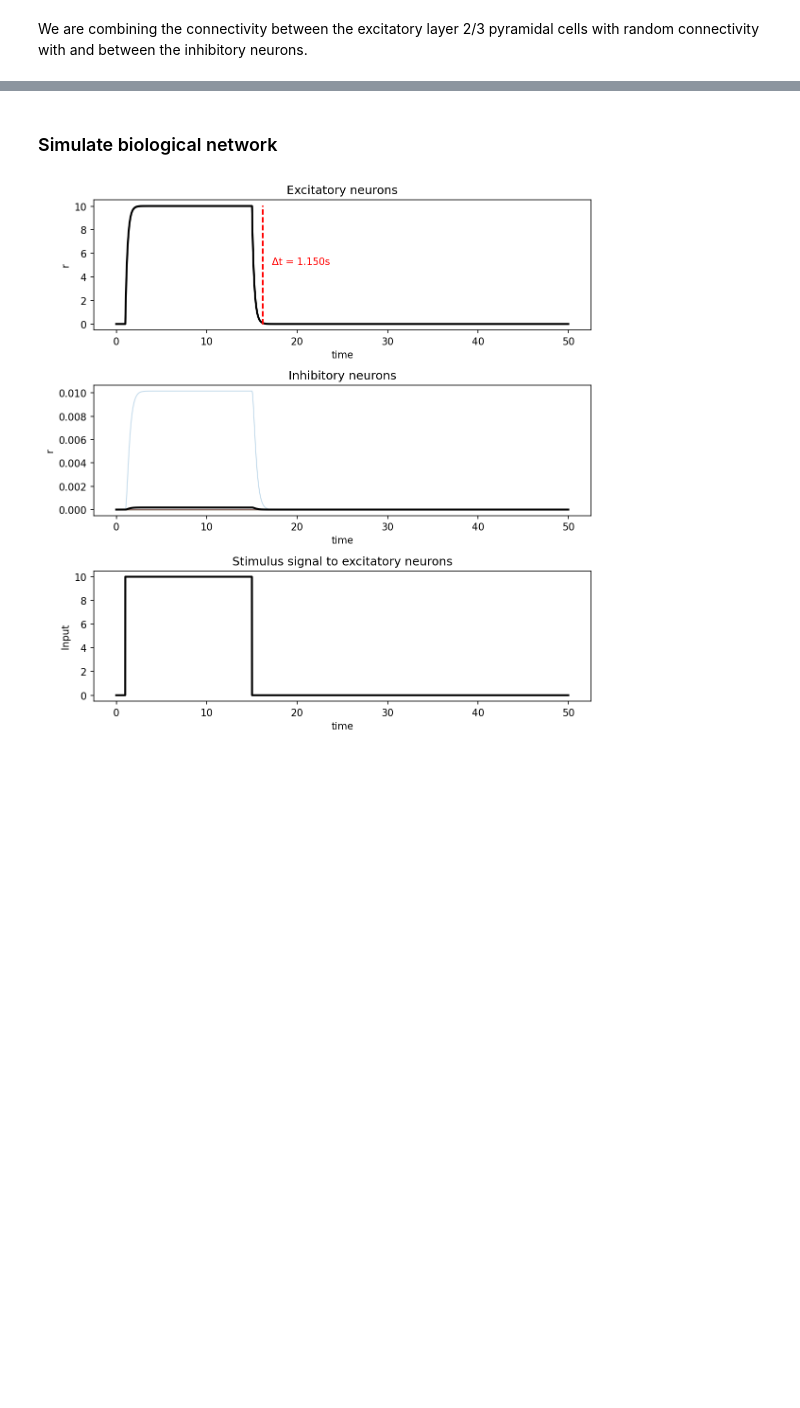
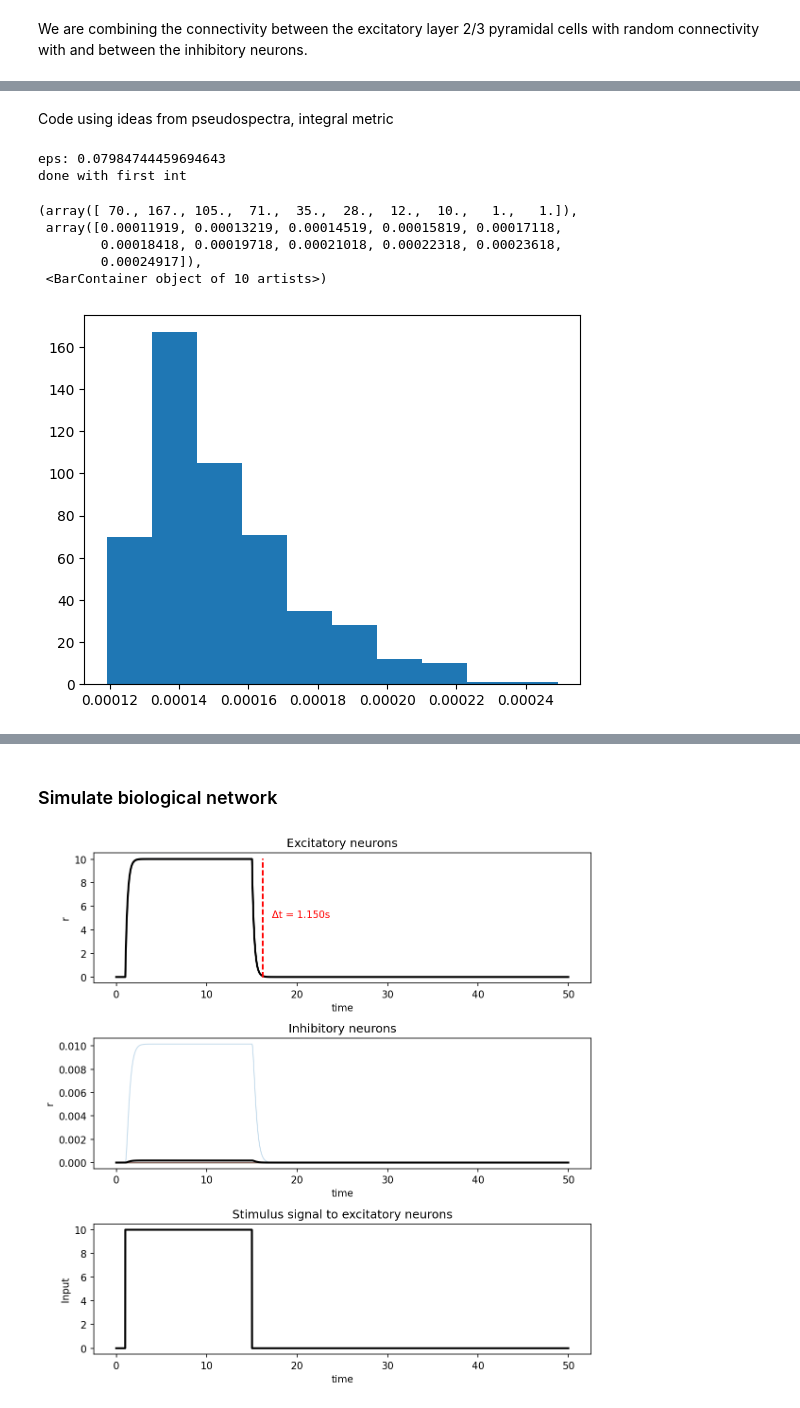
Before and after one commit to jgreen83/Spring2026-Connectome-Pseudospectra, a Jupyter notebook: Modelling_local_circuits_new_balance.ipynb, the cells around one changed output, grey strips where cells are left out. Cells and saved outputs as stored; diff of their text form; code cells hidden in the pictures; blank space fills up the shorter version.

```diff
--- a/Modelling_local_circuits_new_balance.ipynb
+++ b/Modelling_local_circuits_new_balance.ipynb
@@ -614,0 +615,2 @@ print(JII)
+# %% [markdown]
+Code using ideas from pseudospectra, integral metric
@@ -614,0 +687,16 @@ print(JII)
+# %%
+#random vectors
+N = 500
+
+A = W - np.eye(len(W))
+eAv_ints = rand_v_ints(A,N)
+plt.hist(eAv_ints)
+# %% [output]
+eps: 0.07984744459694643
+done with first int
+(array([ 70., 167., 105.,  71.,  35.,  28.,  12.,  10.,   1.,   1.]),
+ array([0.00011919, 0.00013219, 0.00014519, 0.00015819, 0.00017118,
+        0.00018418, 0.00019718, 0.00021018, 0.00022318, 0.00023618,
+        0.00024917]),
+ <BarContainer object of 10 artists>)
+[figure, added]
```
Also changed, not shown: parts of 17 cells of this notebook.
